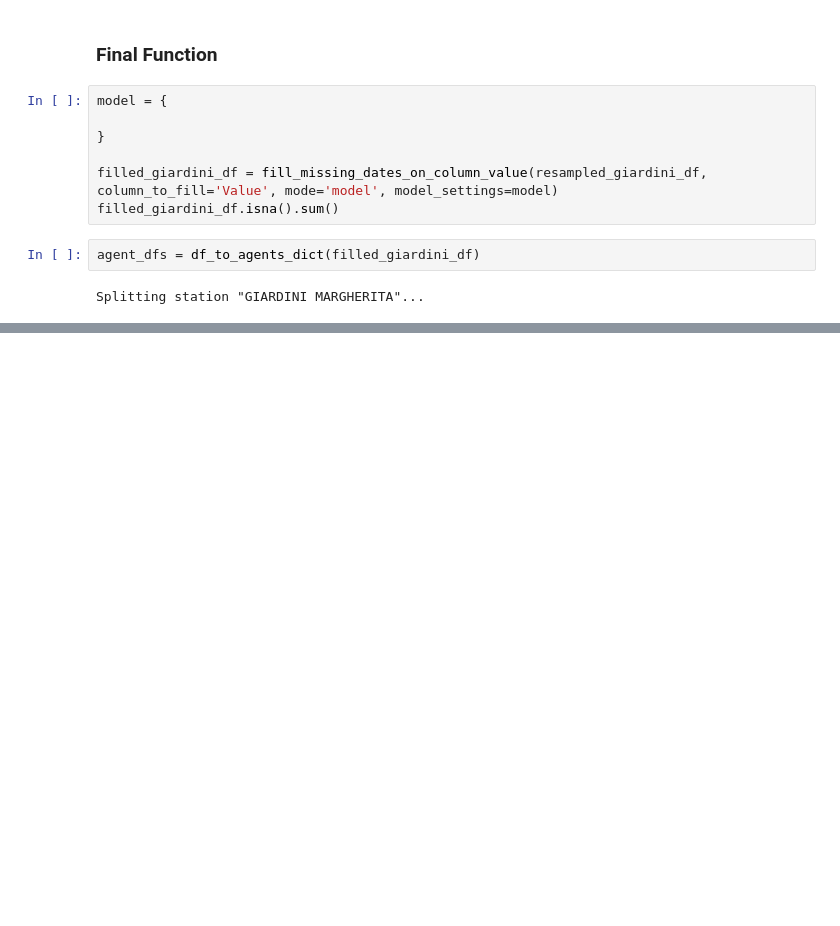
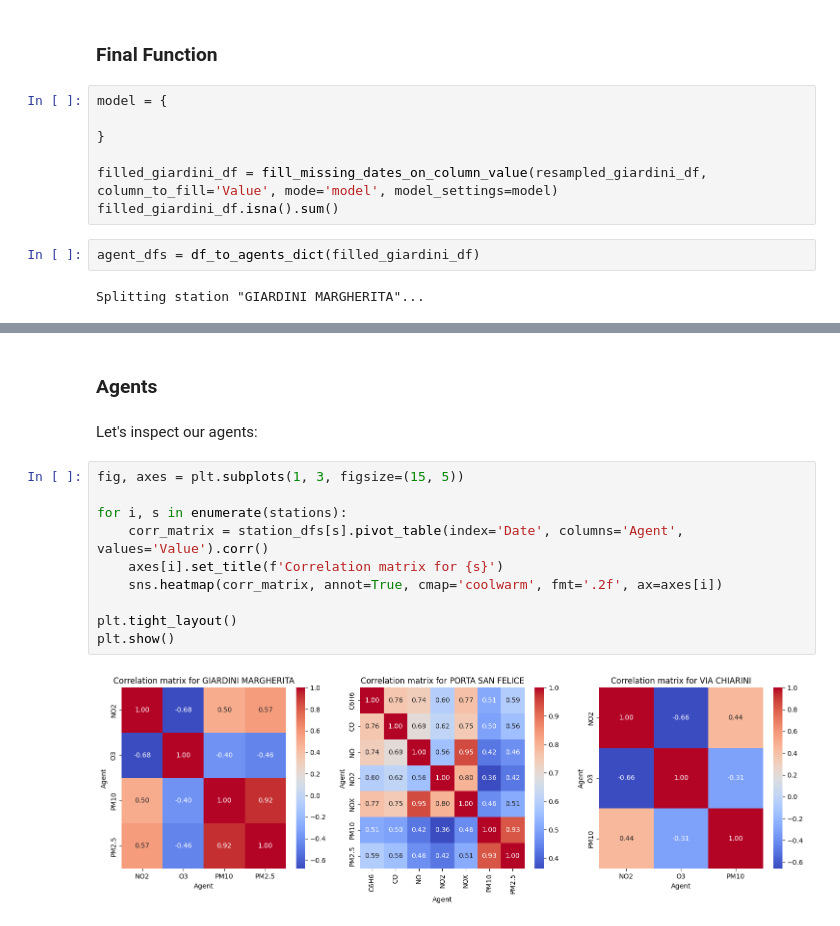
Before and after one commit to davidesonno/AII-project, a Jupyter notebook: 1-pollution_preprocessing.ipynb, the cells around one changed output, grey strips where cells are left out. Cells and saved outputs as stored; diff of their text form; blank space fills up the shorter version.

```diff
--- a/1-pollution_preprocessing.ipynb
+++ b/1-pollution_preprocessing.ipynb
@@ -371,0 +461,16 @@ Splitting station "GIARDINI MARGHERITA"...
+# %% [markdown]
+### Agents
+# %% [markdown]
+Let's inspect our agents:
+# %%
+fig, axes = plt.subplots(1, 3, figsize=(15, 5))
+
+for i, s in enumerate(stations):
+    corr_matrix = station_dfs[s].pivot_table(index='Date', columns='Agent', values='Value').corr()
+    axes[i].set_title(f'Correlation matrix for {s}')
+    sns.heatmap(corr_matrix, annot=True, cmap='coolwarm', fmt='.2f', ax=axes[i])
+
+plt.tight_layout()
+plt.show()
+# %% [output]
+[figure, added]
```
Also changed, not shown: parts of 16 cells of this notebook, 6 other files.
